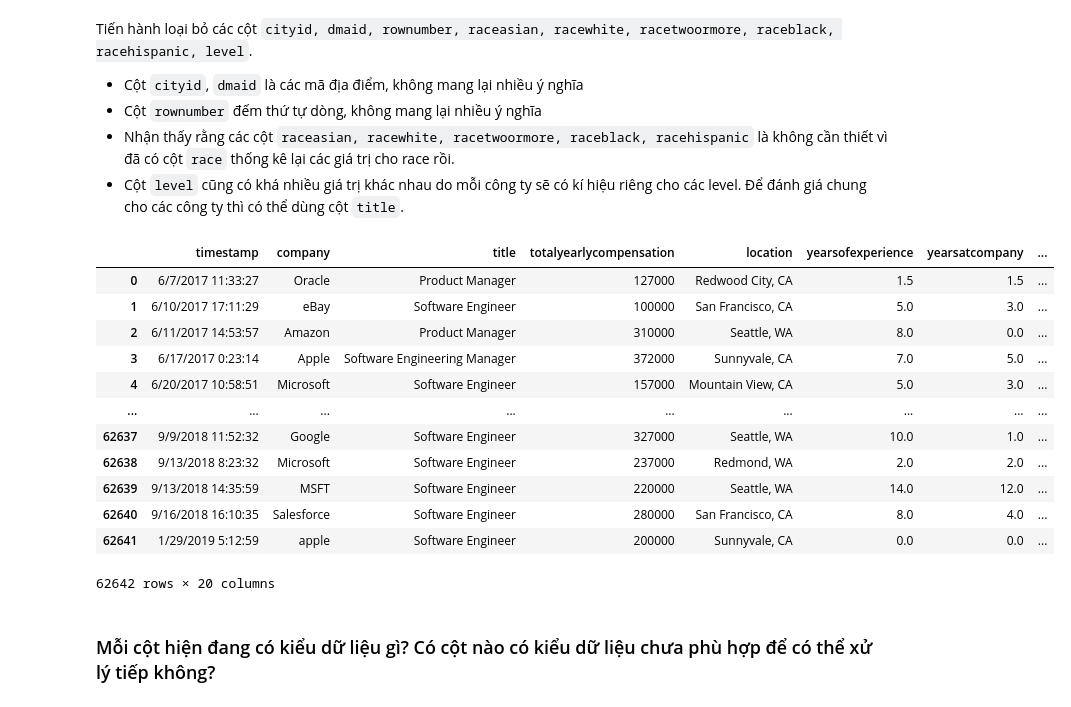
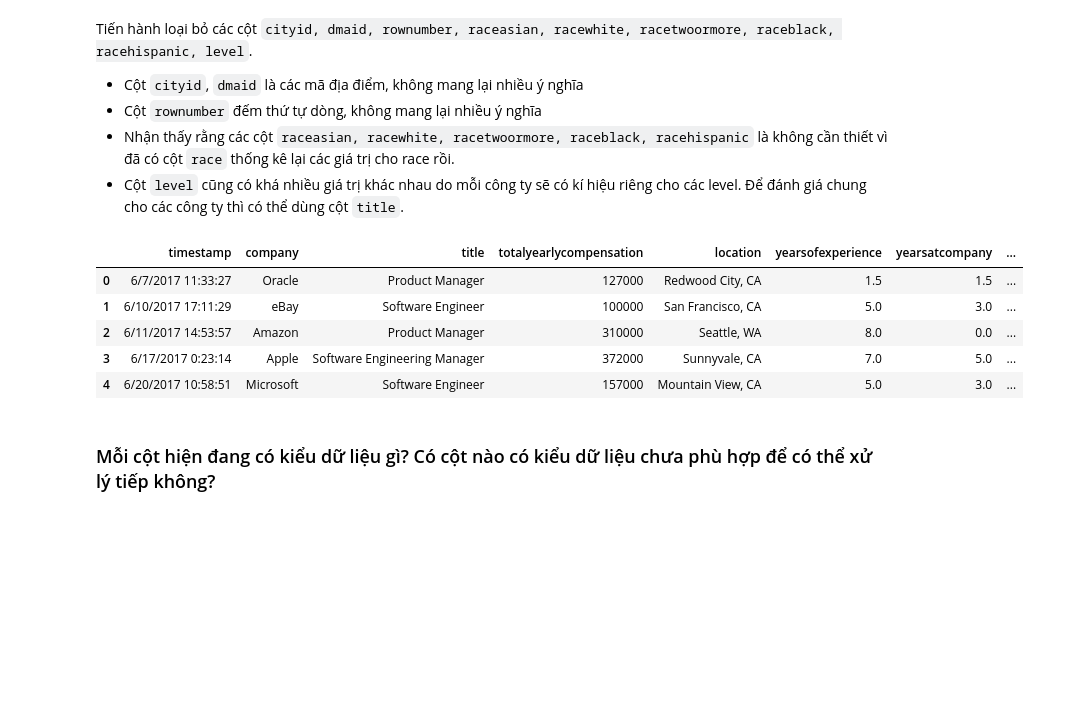
Before and after one commit to TanThinNguyen/P4DS-final-project, a Jupyter notebook: notebook.ipynb, the cells around one changed output. Cells and saved outputs as stored; diff of their text form; code cells hidden in the pictures; blank space fills up the shorter version.

```diff
--- a/notebook.ipynb
+++ b/notebook.ipynb
@@ -117,21 +117,14 @@ Tiến hành loại bỏ các cột `cityid, dmaid, rownumber, raceasian, racewh
 # %%
 drop_cols = ["cityid", "dmaid", 'rownumber', "raceasian", "racewhite", "racetwoormore", "raceblack", "racehispanic", "level"]
 salary_df.drop(drop_cols, axis=1, inplace=True)
-salary_df
+salary_df.head()
 # %% [output]
 |  | timestamp | company | title | totalyearlycompensation | location | yearsofexperience | yearsatcompany | ... |
 | 0 | 6/7/2017 11:33:27 | Oracle | Product Manager | 127000 | Redwood City, CA | 1.5 | 1.5 | ... |
 | 1 | 6/10/2017 17:11:29 | eBay | Software Engineer | 100000 | San Francisco, CA | 5.0 | 3.0 | ... |
 | 2 | 6/11/2017 14:53:57 | Amazon | Product Manager | 310000 | Seattle, WA | 8.0 | 0.0 | ... |
 | 3 | 6/17/2017 0:23:14 | Apple | Software Engineering Manager | 372000 | Sunnyvale, CA | 7.0 | 5.0 | ... |
 | 4 | 6/20/2017 10:58:51 | Microsoft | Software Engineer | 157000 | Mountain View, CA | 5.0 | 3.0 | ... |
-| ... | ... | ... | ... | ... | ... | ... | ... | ... |
-| 62637 | 9/9/2018 11:52:32 | Google | Software Engineer | 327000 | Seattle, WA | 10.0 | 1.0 | ... |
-| 62638 | 9/13/2018 8:23:32 | Microsoft | Software Engineer | 237000 | Redmond, WA | 2.0 | 2.0 | ... |
-| 62639 | 9/13/2018 14:35:59 | MSFT | Software Engineer | 220000 | Seattle, WA | 14.0 | 12.0 | ... |
-| 62640 | 9/16/2018 16:10:35 | Salesforce | Software Engineer | 280000 | San Francisco, CA | 8.0 | 4.0 | ... |
-| 62641 | 1/29/2019 5:12:59 | apple | Software Engineer | 200000 | Sunnyvale, CA | 0.0 | 0.0 | ... |
-62642 rows × 20 columns
 # %% [markdown]
 ### Mỗi cột hiện đang có kiểu dữ liệu gì? Có cột nào có kiểu dữ liệu chưa phù hợp để có thể xử lý tiếp không?
 # %%
```
Also changed, not shown: parts of 99 cells of this notebook, 1 other file.
